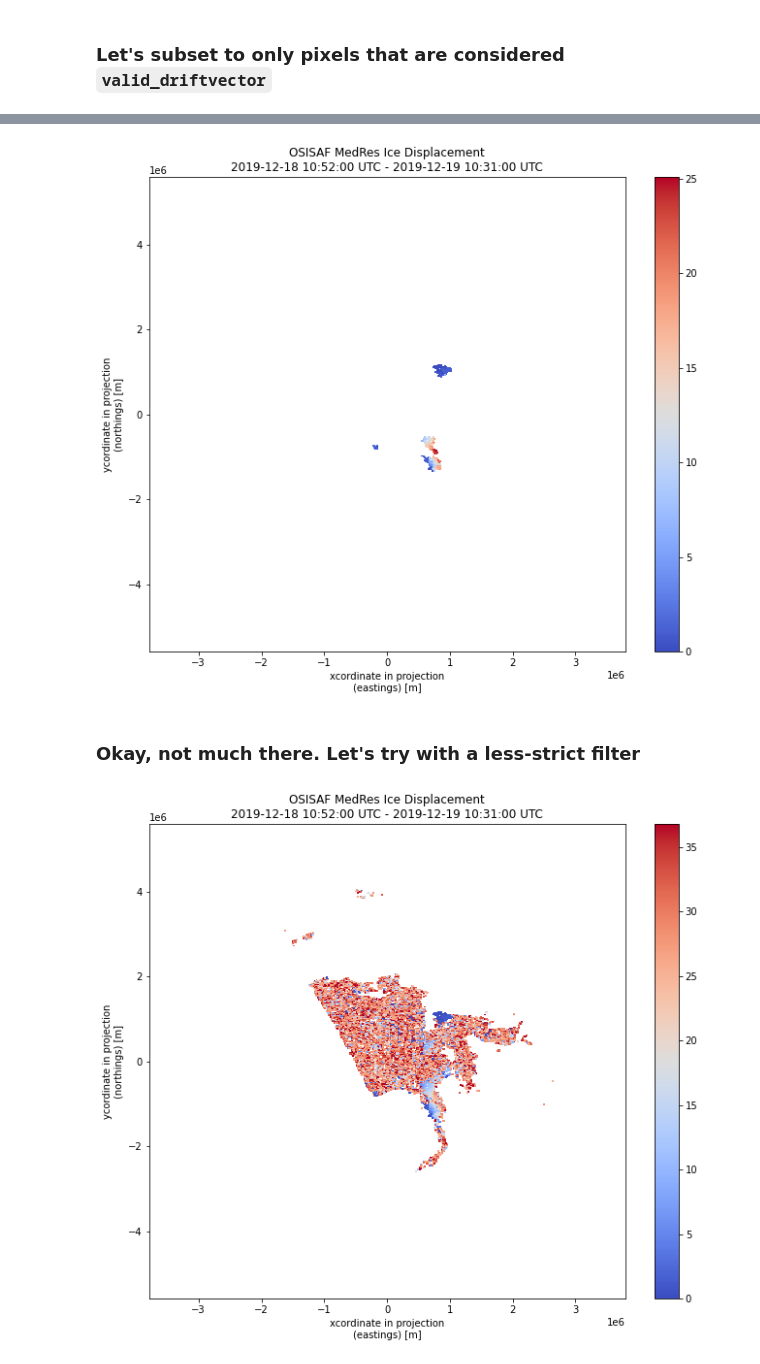
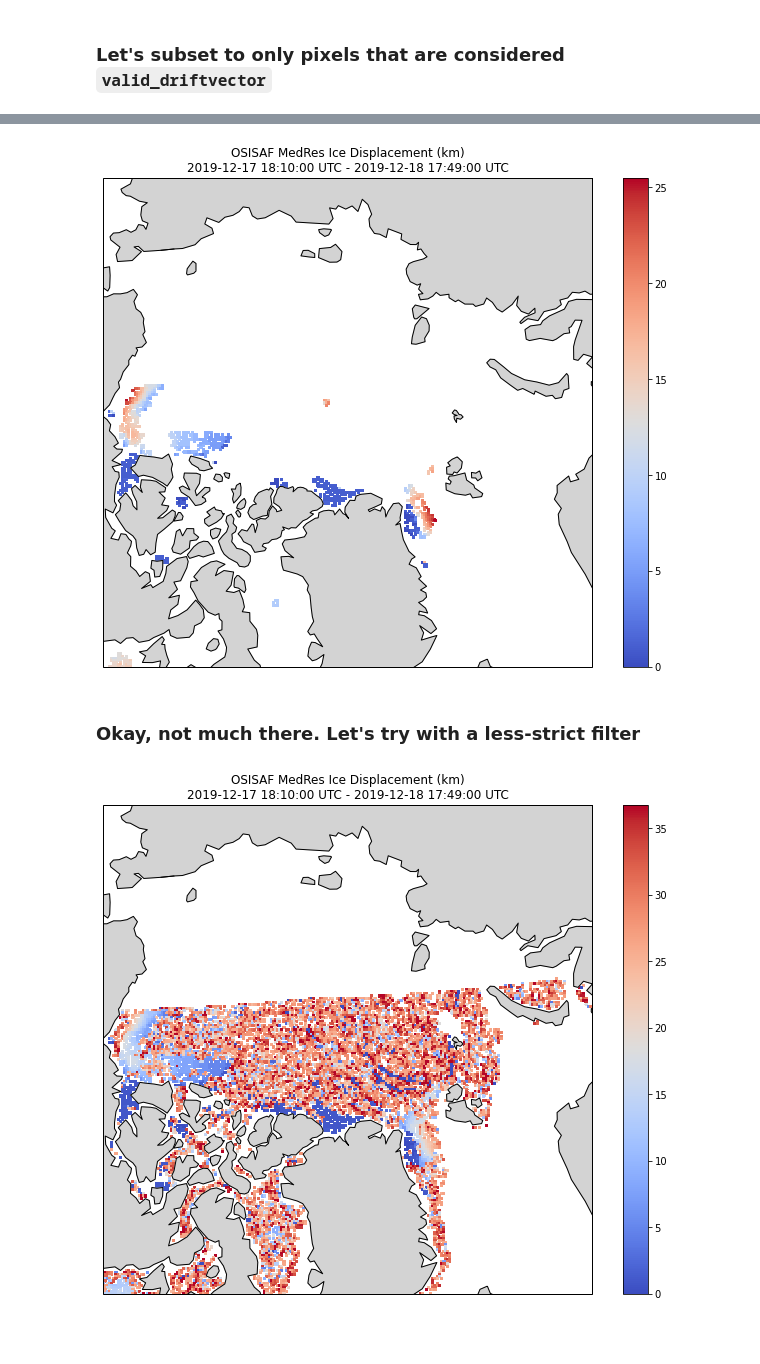
Before and after one commit to m9brady/notebooks, a Jupyter notebook: notebooks/osisaf_mr.ipynb, the cells around one changed output, grey strips where cells are left out. Saved outputs shown, nothing was run; the diff lists cells and outputs as text; code cells hidden in the pictures; blank space fills up the shorter version.

```diff
--- a/notebooks/osisaf_mr.ipynb
+++ b/notebooks/osisaf_mr.ipynb
@@ -41,7 +43,7 @@ OSISAF MR Catalog: https://thredds.met.no/thredds/catalog/osisaf/met.no/ice/drif
 # %% [markdown]
 ### Looking at an example dataset from Dec 2019, lots of ways to access the data!
 # %%
-example = month_cat.datasets[50]
+example = month_cat.datasets[53]
 print(dumps(example.access_urls, indent=2))
 # %% [output]
 {
@@ -89,3 +91,16 @@ print(dumps({k:v for k,v in zip(ds['data_status'].attrs['flag_values'].tolist(),
 ### Let's subset to only pixels that are considered `valid_driftvector`
 # %%
 valid = ds[['dX', 'dY']].where(ds['data_status'] == 0)
+# %%
+# setup the figure projection
+print('From the source file:\n',ds['Polar_Stereographic_Grid'].attrs['proj4_string'])
+crs = ccrs.Stereographic(
+    central_latitude=90,
+    central_longitude=-45,
+    true_scale_latitude=70,
+    globe=ccrs.Globe(
+        ellipse=None,
+        semimajor_axis=6378273,
+        semiminor_axis=6356889.44891)
+)
+print('From cartopy:\n', crs.proj4_init)
@@ -92,18 +112,25 @@ valid = ds[['dX', 'dY']].where(ds['data_status'] == 0)
 # %%
-fig, ax = plt.subplots(figsize=(11,9), subplot_kw={'title': 'Displacement'})
+ax_title = f'OSISAF MedRes Ice Displacement ({sub["dX"].attrs["units"]})\n{ds.attrs["start_date"]} - {ds.attrs["stop_date"]}'
+fig, ax = plt.subplots(figsize=(11,9), subplot_kw={'projection': crs})
+ax.set_extent([-2.3e6, 2.3e6, -2.3e6, 2.3e6], crs=crs)
+ax.coastlines(zorder=3)
+ax.add_feature(cfeature.LAND.with_scale('110m'), facecolor='lightgrey', zorder=2)
 # simple euclidean distance from u/v components
 xr.plot.pcolormesh(np.sqrt(valid['dX']**2 + valid['dY']**2), ax=ax, cmap='coolwarm')
-ax.set_title(f'OSISAF MedRes Ice Displacement\n{ds.attrs["start_date"]} - {ds.attrs["stop_date"]}');
+ax.set_title(ax_title);
 # %% [output]
-[figure, old version]
+[figure, new version]
 # %% [markdown]
 ### Okay, not much there. Let's try with a less-strict filter
 # %%
 sub = ds[['dX', 'dY']].where(ds['data_status'] <= 2)
 # %%
-fig, ax = plt.subplots(figsize=(11,9), subplot_kw={'title': 'Displacement'})
+fig, ax = plt.subplots(figsize=(11,9), subplot_kw={'projection': crs})
+ax.set_extent([-2.3e6, 2.3e6, -2.3e6, 2.3e6], crs=crs)
+ax.coastlines(zorder=3)
+ax.add_feature(cfeature.LAND.with_scale('110m'), facecolor='lightgrey', zorder=2)
 # simple euclidean distance from u/v components
 xr.plot.pcolormesh(np.sqrt(sub['dX']**2 + sub['dY']**2), ax=ax, cmap='coolwarm')
-ax.set_title(f'OSISAF MedRes Ice Displacement\n{ds.attrs["start_date"]} - {ds.attrs["stop_date"]}');
+ax.set_title(ax_title);
 # %% [output]
-[figure, old version]
+[figure, new version]
```
Also changed, not shown: parts of 4 cells of this notebook.
